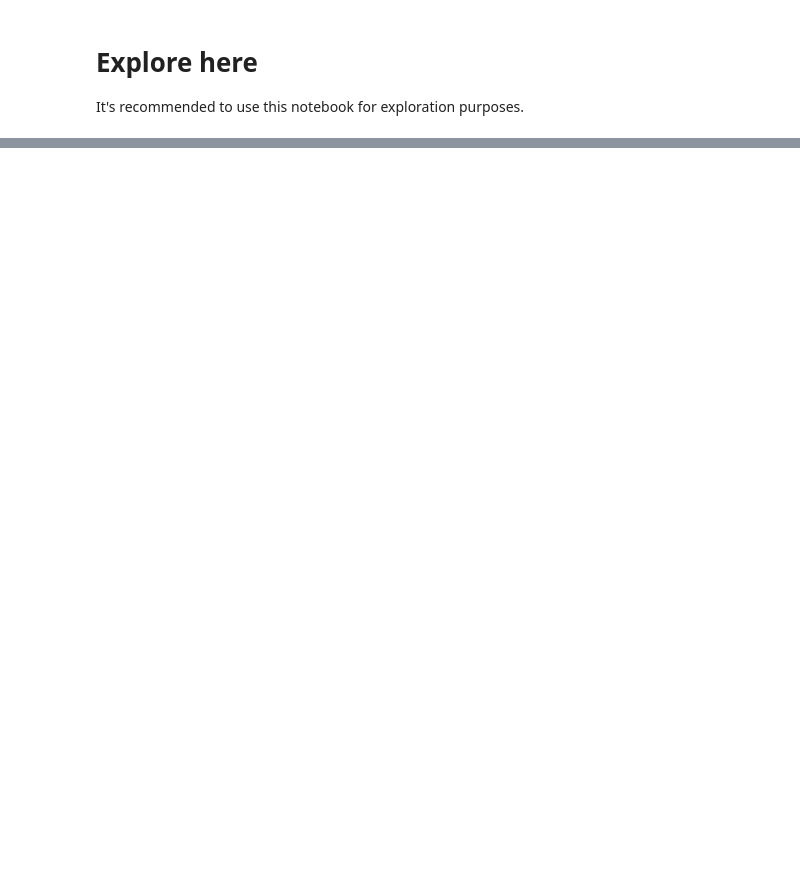
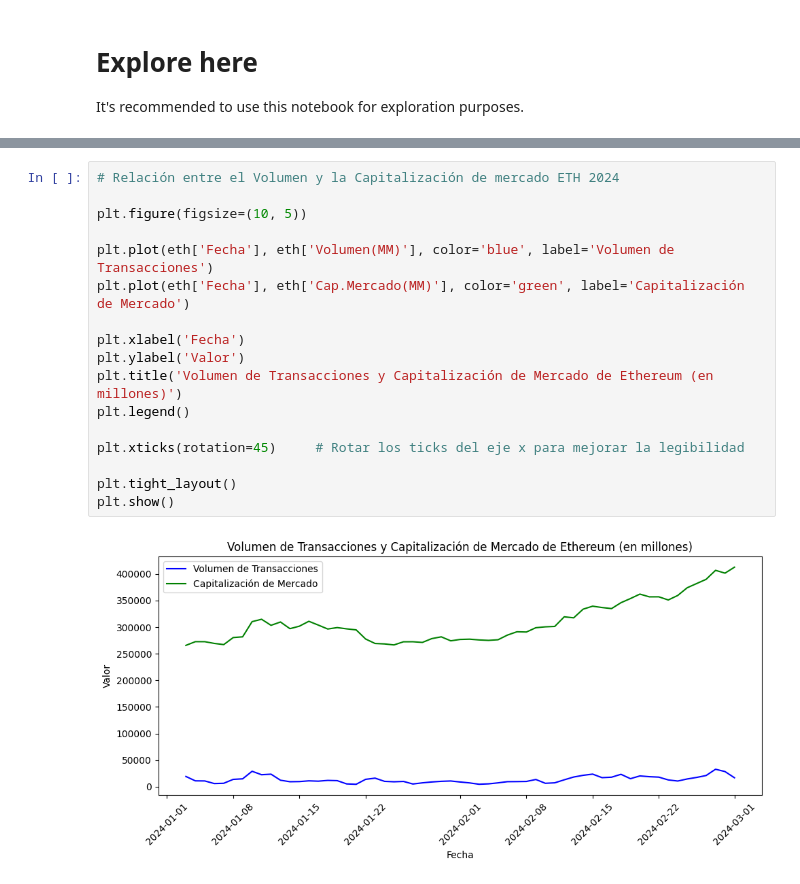
Before and after one commit to RmVa23/web-scraping-project-tutorial, a Jupyter notebook: src/explore.ipynb, the cells around one changed output, grey strips where cells are left out. Cells and saved outputs as stored; diff of their text form; blank space fills up the shorter version.

```diff
--- a/src/explore.ipynb
+++ b/src/explore.ipynb
@@ -80,0 +122,19 @@ TypeError: WebDriver.__init__() got an unexpected keyword argument 'executable_p
+# %%
+# Relación entre el Volumen y la Capitalización de mercado ETH 2024
+
+plt.figure(figsize=(10, 5))
+
+plt.plot(eth['Fecha'], eth['Volumen(MM)'], color='blue', label='Volumen de Transacciones')
+plt.plot(eth['Fecha'], eth['Cap.Mercado(MM)'], color='green', label='Capitalización de Mercado')
+
+plt.xlabel('Fecha')
+plt.ylabel('Valor')
+plt.title('Volumen de Transacciones y Capitalización de Mercado de Ethereum (en millones)')
+plt.legend()
+
+plt.xticks(rotation=45)     # Rotar los ticks del eje x para mejorar la legibilidad
+
+plt.tight_layout()
+plt.show()
+# %% [output]
+[figure, added]
```
Also changed, not shown: parts of 5 cells of this notebook.
